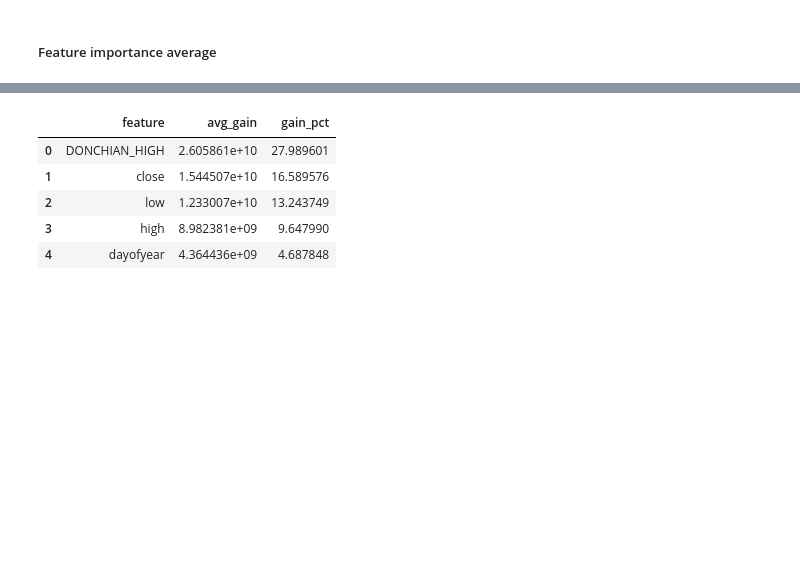
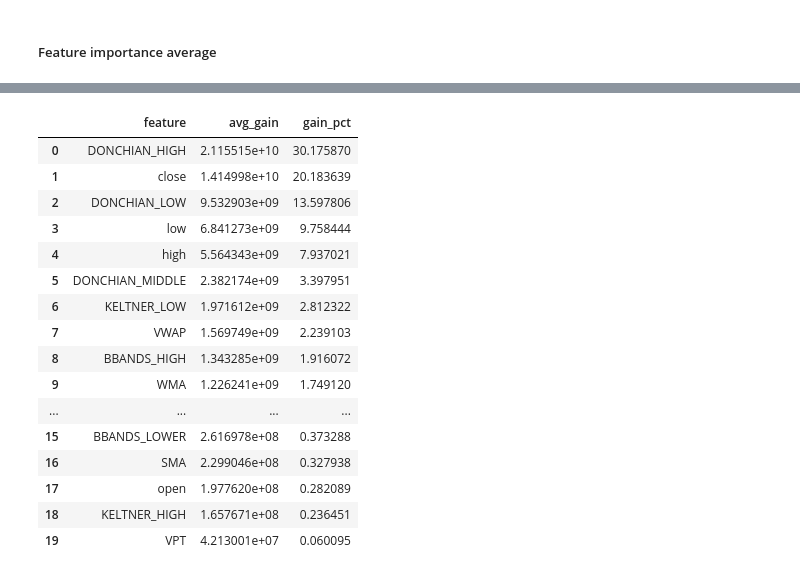
Before and after one commit to slamina-pf/data_analysis_trading_bot, a Jupyter notebook: workbooks/02_model_training.ipynb, the cells around one changed output, grey strips where cells are left out. Drawn from its saved outputs; the diff is of its cells as text; code cells hidden in the pictures; blank space fills up the shorter version.

```diff
--- a/workbooks/02_model_training.ipynb
+++ b/workbooks/02_model_training.ipynb
@@ -611,7 +611,7 @@ def X_y_split(df, target='', drop_columns=[]):
 # %% [markdown]
 ### Feature Importance
 # %%
-xgb_open = XGBRegressor(eval_metric="rmse", early_stopping_rounds=100)
+xgb_close = XGBRegressor(eval_metric="rmse", early_stopping_rounds=100)
 # %%
 tscv = TimeSeriesSplit(n_splits=100)
 # %% [markdown]
@@ -661,7 +661,7 @@ def model_training(X, y, model, tscv):
 # %%
 X, y = X_y_split(dataset, target='close_step_1', drop_columns=DROP_COLUMNS)
 # %%
-fold_metrics, oof_pred, gain_accum = model_training(X, y, xgb_open, tscv)
+fold_metrics, oof_pred, gain_accum = model_training(X, y, xgb_close, tscv)
 # %% [markdown]
 ##### Error metrics by fold (100 folds)
 # %%
@@ -713,9 +712,20 @@ plt.show()
 # %%
-importance_df.head(5)
+importance_df.head(20)
 # %% [output]
 |  | feature | avg_gain | gain_pct |
-| 0 | DONCHIAN_HIGH | 2.605861e+10 | 27.989601 |
-| 1 | close | 1.544507e+10 | 16.589576 |
-| 2 | low | 1.233007e+10 | 13.243749 |
-| 3 | high | 8.982381e+09 | 9.647990 |
-| 4 | dayofyear | 4.364436e+09 | 4.687848 |
+| 0 | DONCHIAN_HIGH | 2.115515e+10 | 30.175870 |
+| 1 | close | 1.414998e+10 | 20.183639 |
+| 2 | DONCHIAN_LOW | 9.532903e+09 | 13.597806 |
+| 3 | low | 6.841273e+09 | 9.758444 |
+| 4 | high | 5.564343e+09 | 7.937021 |
+| 5 | DONCHIAN_MIDDLE | 2.382174e+09 | 3.397951 |
+| 6 | KELTNER_LOW | 1.971612e+09 | 2.812322 |
+| 7 | VWAP | 1.569749e+09 | 2.239103 |
+| 8 | BBANDS_HIGH | 1.343285e+09 | 1.916072 |
+| 9 | WMA | 1.226241e+09 | 1.749120 |
+| ... | ... | ... | ... |
+| 15 | BBANDS_LOWER | 2.616978e+08 | 0.373288 |
+| 16 | SMA | 2.299046e+08 | 0.327938 |
+| 17 | open | 1.977620e+08 | 0.282089 |
+| 18 | KELTNER_HIGH | 1.657671e+08 | 0.236451 |
+| 19 | VPT | 4.213001e+07 | 0.060095 |
```
Also changed, not shown: parts of 33 cells of this notebook, 3 other files.
